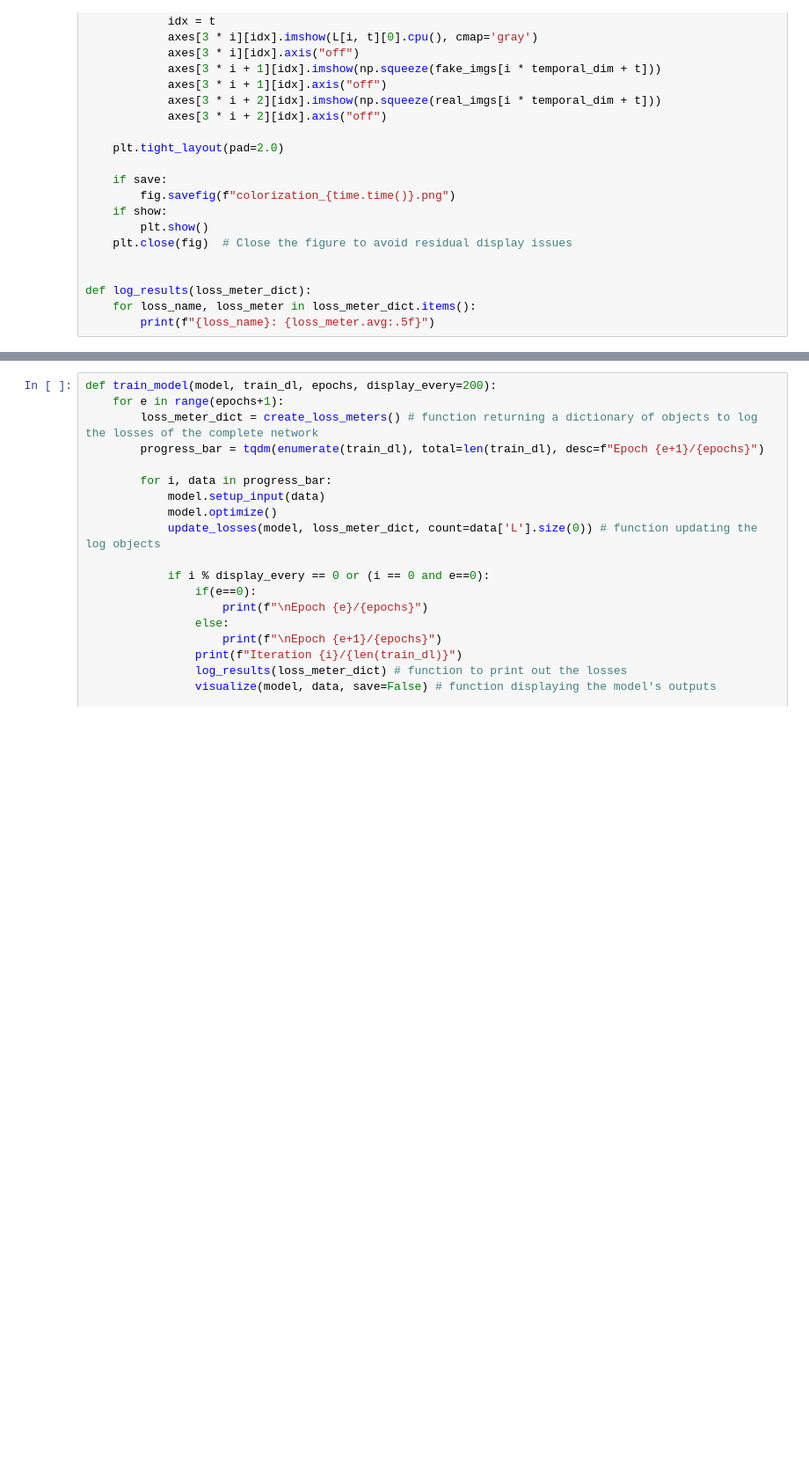
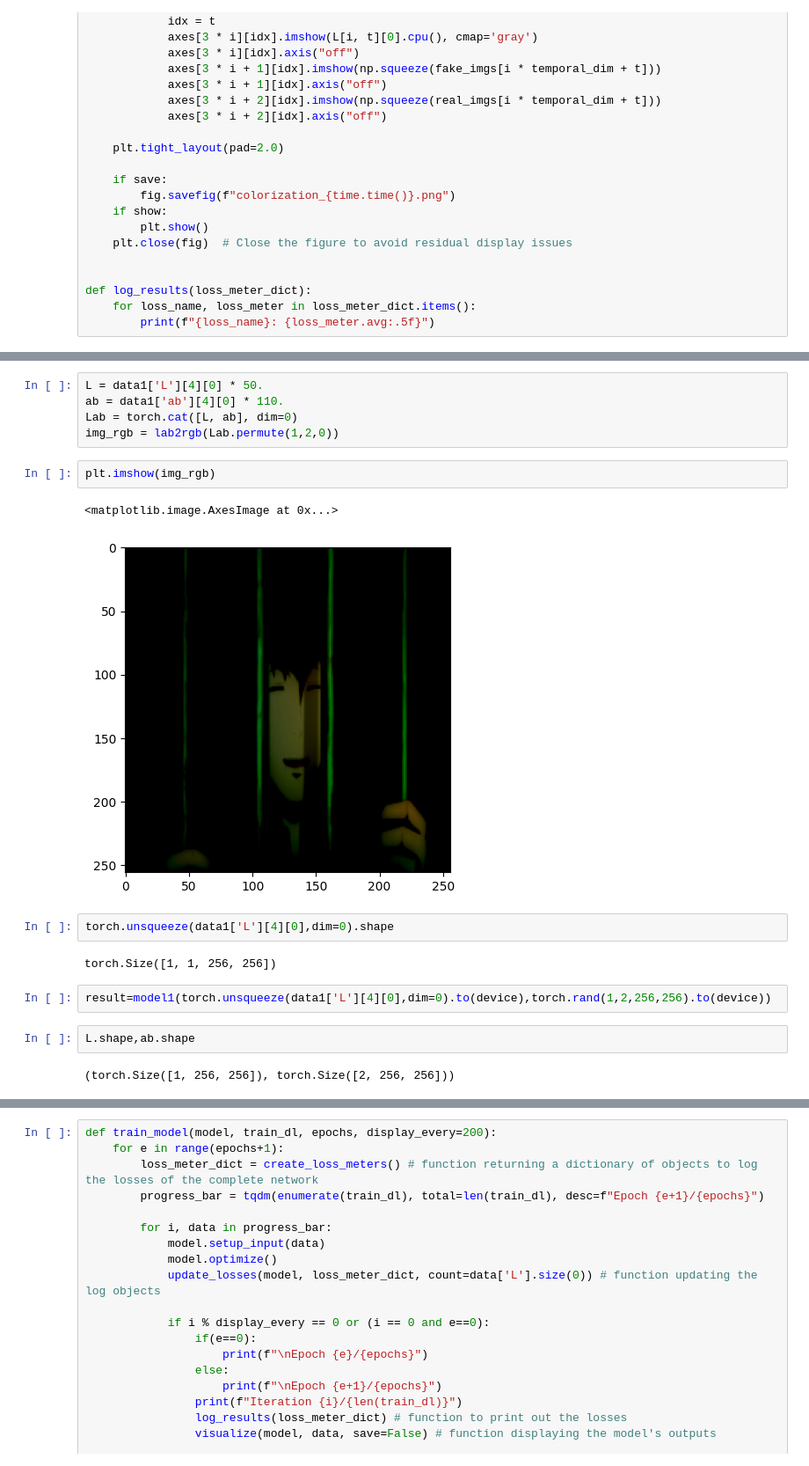
Before and after one commit to AkhilPrabananth/ColorNet, a Jupyter notebook: Notebooks/pix2pix_approach copy.ipynb, the cells around one changed output, grey strips where cells are left out. Shown: that part at 88% size. Cells and saved outputs as stored; diff of their text form; blank space fills up the shorter version.

```diff
--- a/Notebooks/pix2pix_approach copy.ipynb
+++ b/Notebooks/pix2pix_approach copy.ipynb
@@ -577,0 +597,20 @@ def log_results(loss_meter_dict):
+# %%
+L = data1['L'][4][0] * 50.
+ab = data1['ab'][4][0] * 110.
+Lab = torch.cat([L, ab], dim=0)
+img_rgb = lab2rgb(Lab.permute(1,2,0))
+# %%
+plt.imshow(img_rgb)
+# %% [output]
+<matplotlib.image.AxesImage at 0x...>
+[figure, added]
+# %%
+torch.unsqueeze(data1['L'][4][0],dim=0).shape
+# %% [output]
+torch.Size([1, 1, 256, 256])
+# %%
+result=model1(torch.unsqueeze(data1['L'][4][0],dim=0).to(device),torch.rand(1,2,256,256).to(device))
+# %%
+L.shape,ab.shape
+# %% [output]
+(torch.Size([1, 256, 256]), torch.Size([2, 256, 256]))
```
Also changed, not shown: parts of 11 cells of this notebook, 1 other file.
